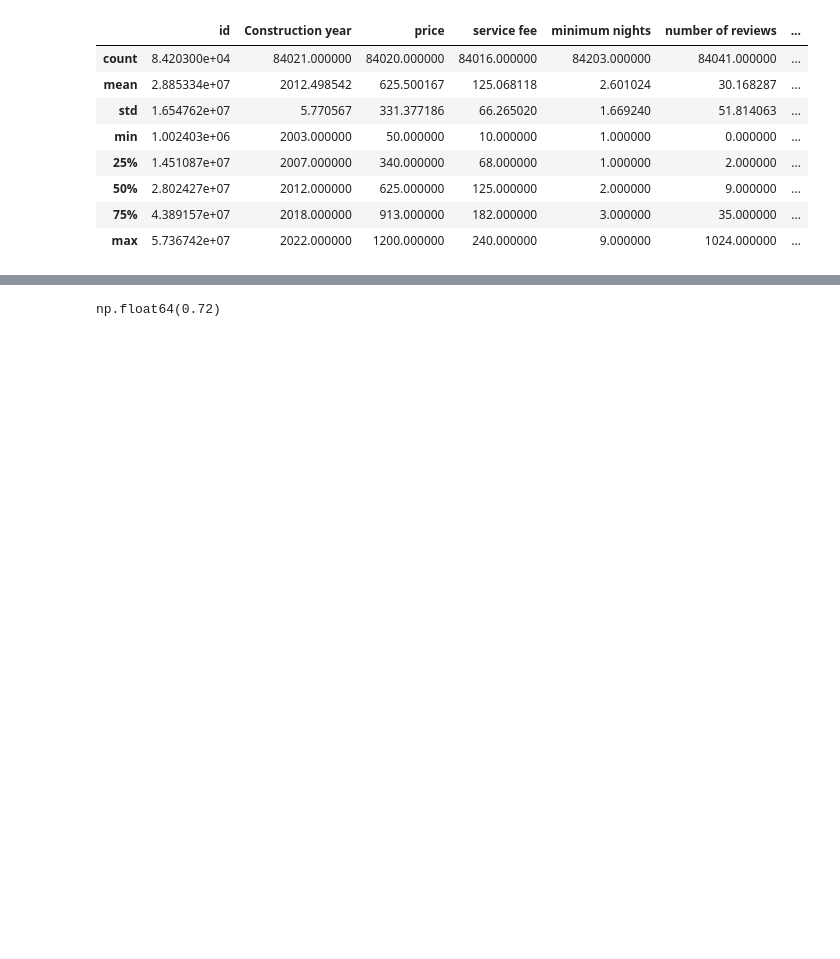
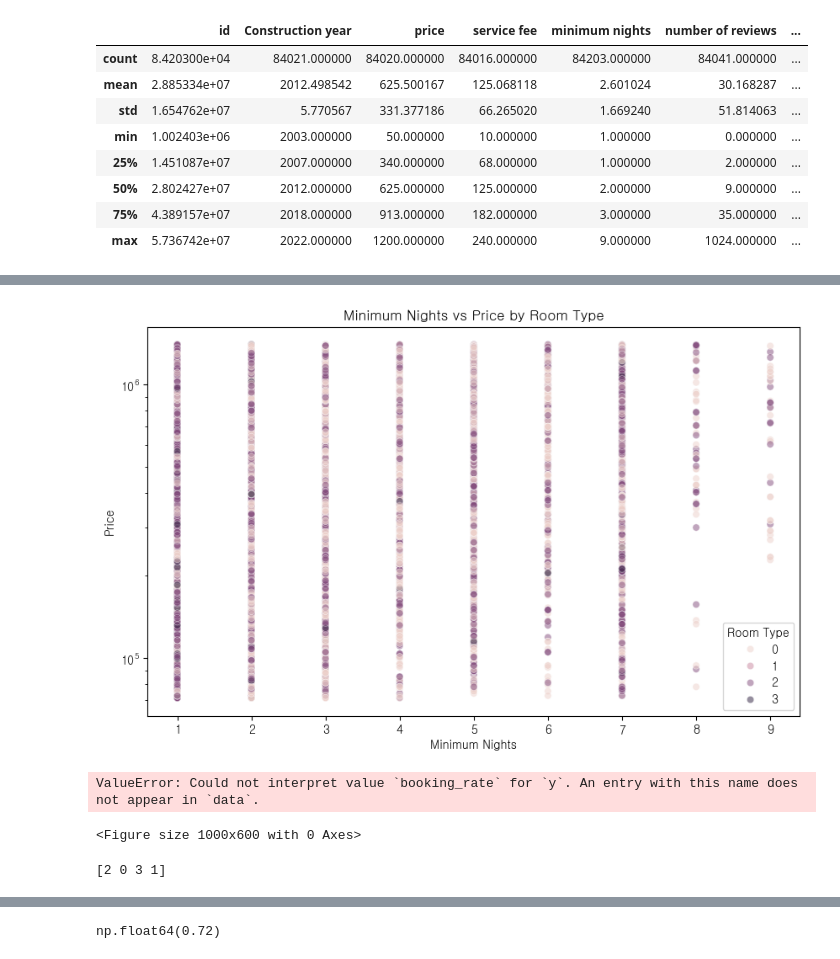
Before and after one commit to Nadaeji/airbnb-eda-insights, a Jupyter notebook: visualization/EDA 3.ipynb, the cells around one changed output, grey strips where cells are left out. Cells and saved outputs as stored; diff of their text form; code cells hidden in the pictures; blank space fills up the shorter version.

```diff
--- a/visualization/EDA 3.ipynb
+++ b/visualization/EDA 3.ipynb
@@ -217,0 +245,33 @@ airbnb_df['service fee'] = airbnb_df['service fee'].astype(int) *1400
+# %%
+# 최소 숙박일과 가격(Price) 관계 (산점도)
+
+plt.figure(figsize=(10, 6))
+sns.scatterplot(x=airbnb_df['minimum nights'],
+                y=airbnb_df['price'],
+                hue=airbnb_df['room type'],  # Room Type 별 색상 구분
+                alpha=0.5)
+plt.xlabel('Minimum Nights')
+plt.ylabel('Price')
+plt.title('Minimum Nights vs Price by Room Type')
+plt.yscale('log')  # 가격이 클 경우 로그 스케일 사용
+plt.legend(title='Room Type')
+plt.show()
+# %% [output]
+[figure, added]
+# %%
+
+plt.figure(figsize=(10, 6))
+sns.lineplot(x='minimum nights',y='booking_rate',
+              hue='room type',data=airbnb_df
+)  # 신뢰 구간을 제거
+plt.xlabel('Minimum Nights')
+plt.ylabel('Room Type')
+plt.title('Room Type vs Minimum Nights (Average Price)')
+plt.show()
+# %% [output]
+ValueError: Could not interpret value `booking_rate` for `y`. An entry with this name does not appear in `data`.
+<Figure size 1000x600 with 0 Axes>
+# %%
+print(airbnb_df['room type'].unique())  # room_type의 고유한 값 확인
+# %% [output]
+[2 0 3 1]
```
Also changed, not shown: parts of 5 cells of this notebook.
